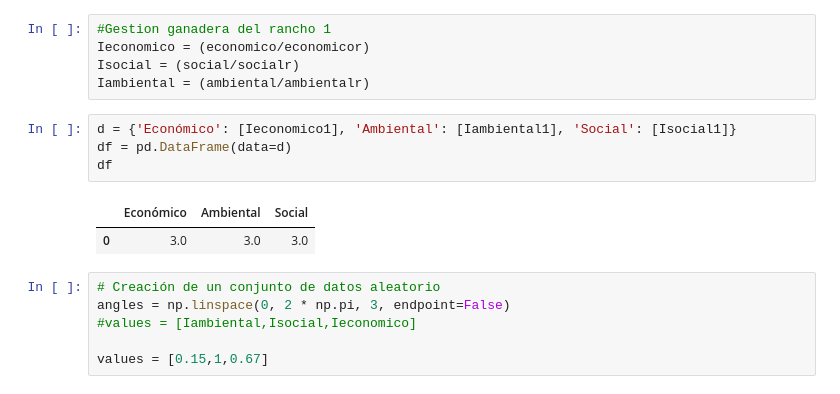
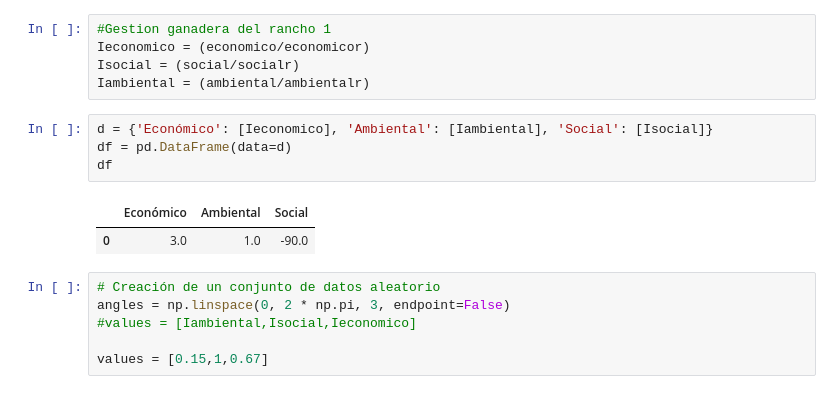
Before and after one commit to uracilo/Ganaderiasustentable, a Jupyter notebook: Análisis de datos.ipynb, the cells around one changed output. Cells and saved outputs as stored; diff of their text form.

```diff
--- a/Análisis de datos.ipynb
+++ b/Análisis de datos.ipynb
@@ -39,12 +39,12 @@ Ieconomico = (economico/economicor)
 Isocial = (social/socialr)
 Iambiental = (ambiental/ambientalr)
 # %%
-d = {'Económico': [Ieconomico1], 'Ambiental': [Iambiental1], 'Social': [Isocial1]}
+d = {'Económico': [Ieconomico], 'Ambiental': [Iambiental], 'Social': [Isocial]}
 df = pd.DataFrame(data=d)
 df
 # %% [output]
 |  | Económico | Ambiental | Social |
-| 0 | 3.0 | 3.0 | 3.0 |
+| 0 | 3.0 | 1.0 | -90.0 |
 # %%
 # Creación de un conjunto de datos aleatorio
 angles = np.linspace(0, 2 * np.pi, 3, endpoint=False)
```
Also changed, not shown: 1 other file.
